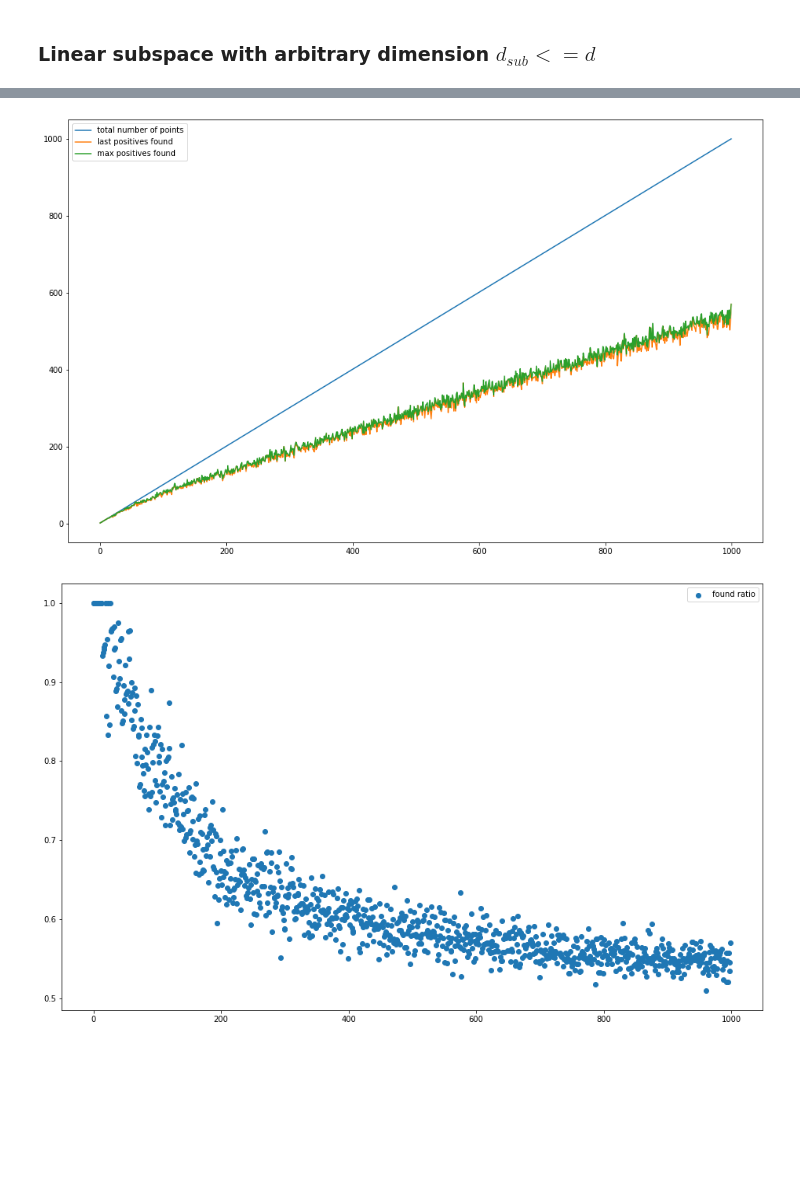
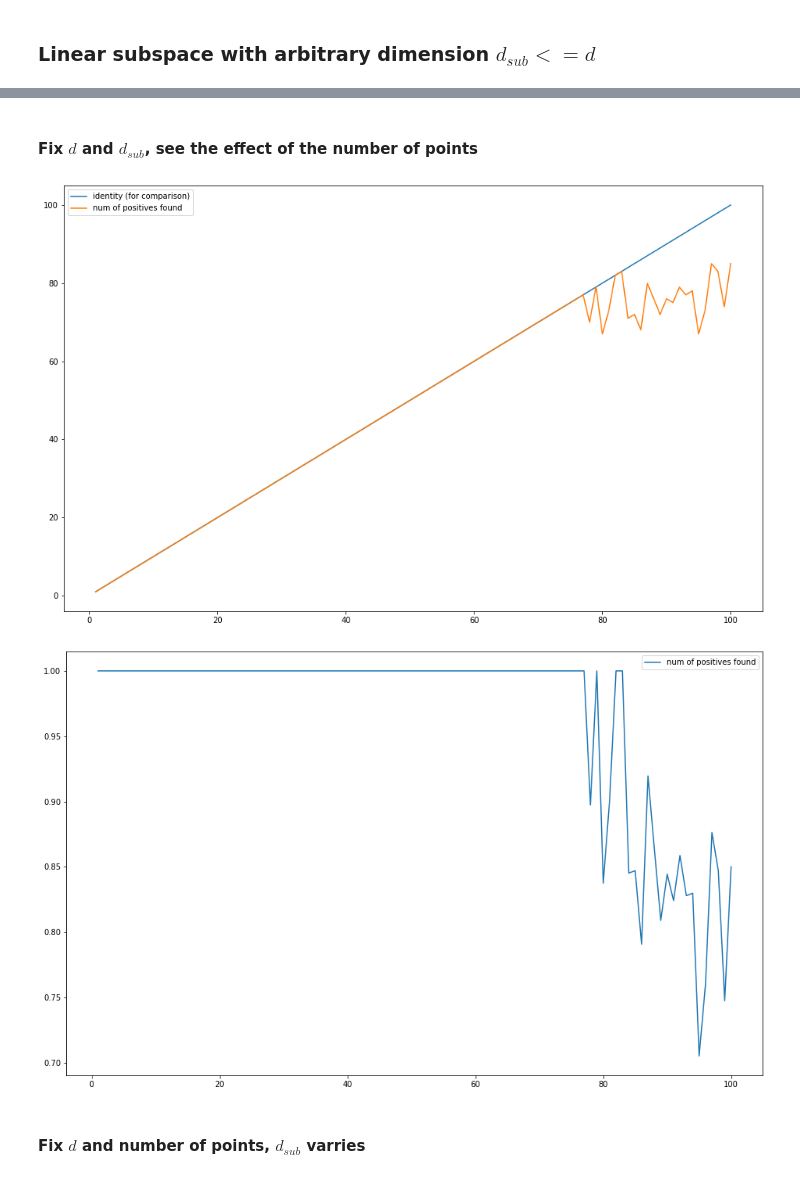
Before and after one commit to m-mehabadi/grad-maker, a Jupyter notebook: notebooks/Testing_GradientMaker.ipynb, the cells around one changed output, grey strips where cells are left out. Cells and saved outputs as stored; diff of their text form; code cells hidden in the pictures; blank space fills up the shorter version.

```diff
--- a/notebooks/Testing_GradientMaker.ipynb
+++ b/notebooks/Testing_GradientMaker.ipynb
@@ -118,6 +118,13 @@ For 100000 epochs: 2000 out of 2000, and maximum of 0
 # %% [markdown]
 ### Testcase 2:
 Let's see how this algorithm works on vectors in lower dimensional spaces from the high dimensional space ($R^d$) they belong to.
+# %%
+def plotter(x, poses, iden=1):
+    plt.figure(figsize=(16, 10))
+    if iden>0: plt.plot(x, x, label="identity (for comparison)")
+    plt.plot(x, poses, label="num of positives found")
+    plt.legend()
+    plt.show()
 # %% [markdown]
 #### One dimensional subspace:
 # %%
@@ -137,7 +144,7 @@ print(grads.shape)
 # %% [output]
 (100, 2000)
 # %%
-g, _ = gmaker(grads)
+g, _ = gmaker(grads, epochs=10000)
 print(g.shape)
 print(grads@g>=0)
 # %% [output]
@@ -185,36 +192,22 @@ print(pgen.point())
+# %% [markdown]
+#### Fix $d$ and $d_{sub}$, see the effect of the number of points
 # %%
+epochs = 10000
+max_n, d_sub, d = 100, 50, 100
+
+pgen = PointGenerator(d_sub, d)
+
+_range = range(1, max_n+1)
 poses = []
-maxes = []
-nums = []
-max_dim = 1000
+for n in tqdm(_range):
+    points = np.stack([pgen.point() for i in range(n)], axis=0)
+    _, (pos_count, _, _) = gmaker(points, epochs=epochs, verbose=0)
+    poses.append(pos_count)
 
-for d_sub in tqdm(range(max_dim)):
-    d_sub += 1
-
-    pgen = PointGenerator(d_sub, d)
-    points = np.stack([pgen.point() for i in range(int(1. * d_sub))], axis=0)
-
-    _, (pos_count, max_count, num_pts) = gmaker(points, verbose=0)
-
-    poses.append(pos_count)
-    maxes.append(max_count)
-    nums.append(num_pts)
+plotter(list(_range), poses)
+plotter(list(_range), np.array(poses)/np.array(_range), iden=0)
+# %% [output]
+[figure, added]
+[figure, added]
-# %%
-plt.figure(figsize=(16, 10))
-plt.plot(list(range(max_dim)), nums, label="total number of points")
-plt.plot(list(range(max_dim)), poses, label="last positives found")
-plt.plot(list(range(max_dim)), maxes, label="max positives found")
-plt.legend()
-plt.show()
-# %% [output]
-[figure, removed]
-# %%
-plt.figure(figsize=(16, 10))
-# plt.plot(list(range(max_dim)), nums, label="total number of points")
-# plt.plot(list(range(max_dim)), poses, label="last positives found")
-# plt.plot(list(range(max_dim)), maxes, label="max positives found")
-plt.scatter(list(range(max_dim)), np.array(maxes)/np.array(nums), label="found ratio")
-plt.legend()
-plt.show()
-# %% [output]
-[figure, removed]
+# %% [markdown]
+#### Fix $d$ and number of points, $d_{sub}$ varries
```
Also changed, not shown: parts of 3 cells of this notebook.
